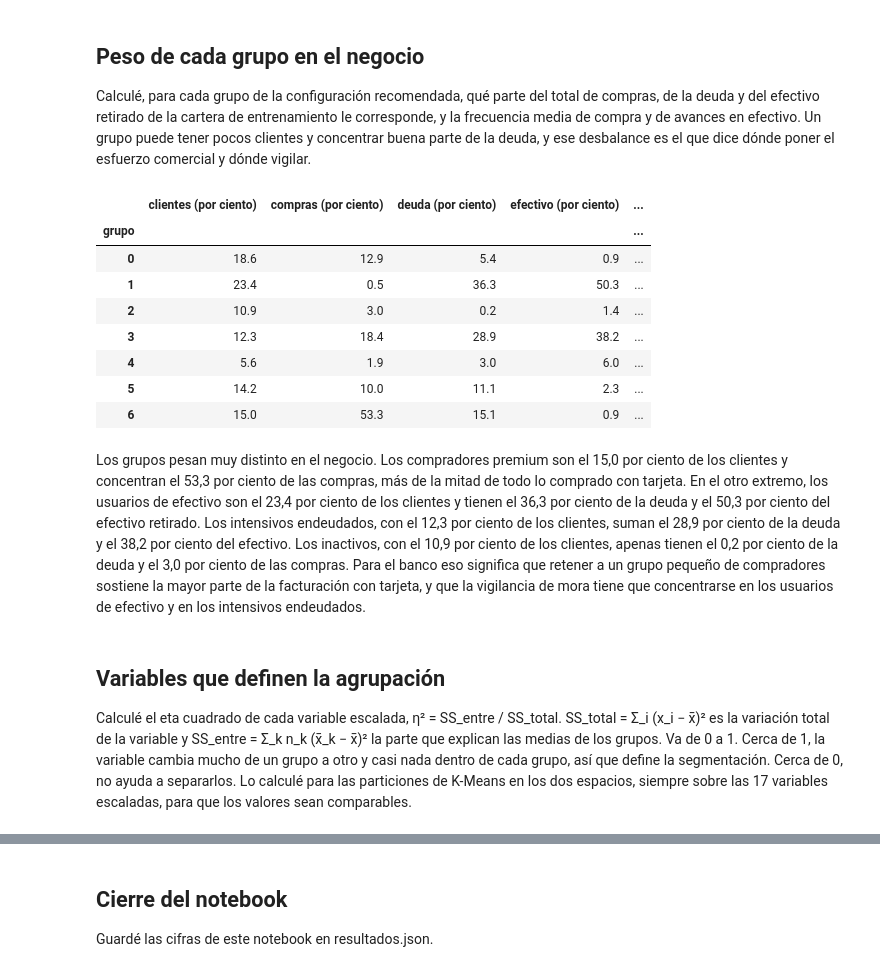
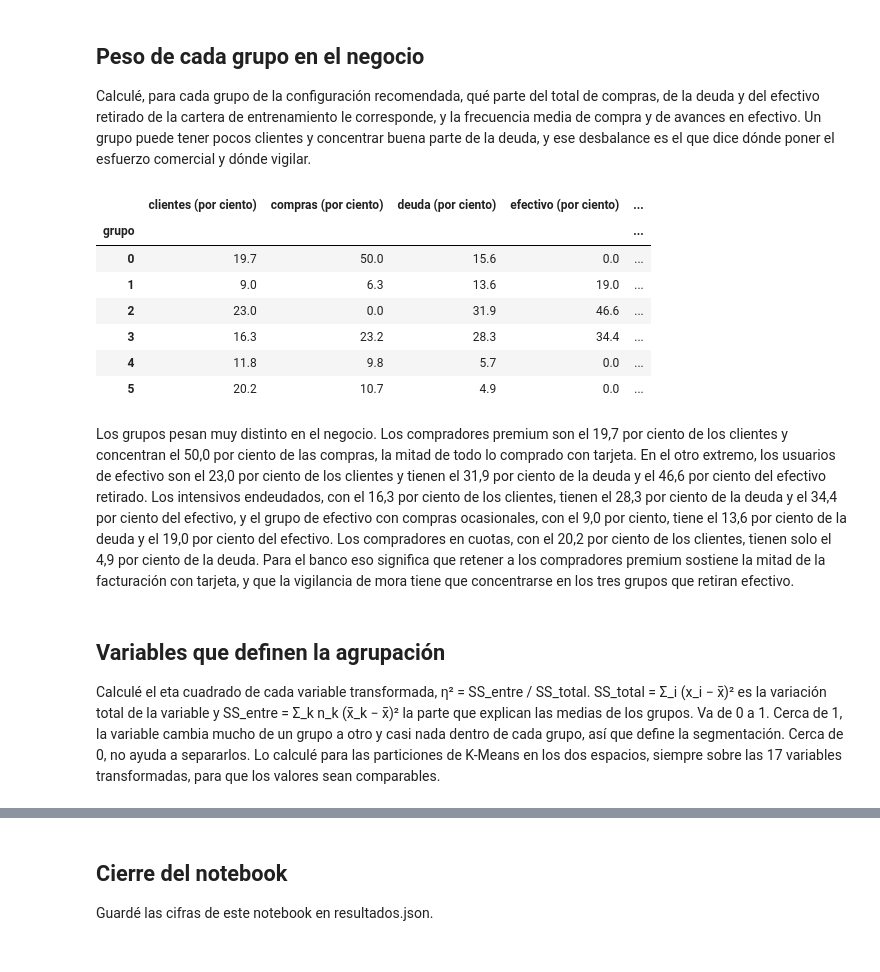
Before and after one commit to alejandroramirezucb/credit_card, a Jupyter notebook: notebooks/06_interpretacion_y_conclusiones.ipynb, the cells around one changed output, grey strips where cells are left out. Saved outputs shown, nothing was run; the diff lists cells and outputs as text; code cells hidden in the pictures.

```diff
--- a/notebooks/06_interpretacion_y_conclusiones.ipynb
+++ b/notebooks/06_interpretacion_y_conclusiones.ipynb
@@ -126,7 +127,7 @@ def perfil(etiquetas):
 def mapa(etiquetas, nombre, titulo):
     z = pd.DataFrame(X_tr, columns=COLUMNAS).groupby(etiquetas).mean()
     fig, ax = plt.subplots(figsize=(14, 0.6 * len(z) + 2))
-    im = ax.imshow(z, cmap='RdBu_r', vmin=-1.5, vmax=1.5, aspect='auto')
+    im = ax.imshow(z, cmap='RdBu_r', vmin=-3, vmax=3, aspect='auto')
     ax.set_xticks(range(len(COLUMNAS)))
     ax.set_xticklabels(COLUMNAS, rotation=60, ha='right', fontsize=8)
     ax.set_yticks(range(len(z)))
@@ -134,13 +135,12 @@ def mapa(etiquetas, nombre, titulo):
     for i in range(len(z)):
         for j in range(len(COLUMNAS)):
             ax.text(j, i, f'{z.iloc[i, j]:.1f}', ha='center', va='center', fontsize=7)
-    fig.colorbar(im, label='media estandarizada')
+    fig.colorbar(im, label='media transformada')
     ax.set_title(titulo)
     guardar(nombre)
 
-perfil_km, perfil_gm = perfil(et_km_tr), perfil(et_gm_tr)
+perfil_km = perfil(et_km_tr)
 resultados['perfil_km'] = perfil_km.to_dict(orient='index')
-resultados['perfil_gmm'] = perfil_gm.to_dict(orient='index')
 mapa(et_km_tr, '06_perfil_kmeans', f'Perfil de los {K_KM} grupos de K-Means (espacio original)')
 perfil_km
 # %% [output]
@@ -183,6 +182,9 @@ y les puse nombre y acción comercial a partir de sus medianas.
 # %%
-perfil_kmp = perfil(et_kmp_tr)
+perfil_gm, perfil_kmp = perfil(et_gm_tr), perfil(et_kmp_tr)
+resultados['perfil_gmm'] = perfil_gm.to_dict(orient='index')
 resultados['perfil_km_pca'] = perfil_kmp.to_dict(orient='index')
+mapa(et_gm_tr, '06_perfil_gmm', f'Perfil de los {K_GMM} grupos de GMM (espacio original)')
 mapa(et_kmp_tr, '06_perfil_kmeans_pca', f'Perfil de los {K_KM_PCA} grupos de K-Means en PCA')
+display(perfil_gm)
 perfil_kmp
 # %% [output]
@@ -229,46 +221,46 @@ del efectivo retirado de la cartera de entrenamiento le corresponde, y la frecue
 avances en efectivo. Un grupo puede tener pocos clientes y concentrar buena parte de la deuda, y ese
 desbalance es el que dice dónde poner el esfuerzo comercial y dónde vigilar.
 # %%
-t = X_train.assign(grupo=et_kmp_tr)
+t = X_train.assign(grupo=et_km_tr)
 totales = X_train[['PURCHASES', 'BALANCE', 'CASH_ADVANCE']].sum()
 negocio = (t.groupby('grupo')[['PURCHASES', 'BALANCE', 'CASH_ADVANCE']].sum() / totales * 100)
 negocio = negocio.apply(lambda c: redondear_serie(c, 1)).rename(columns={
     'PURCHASES': 'compras (por ciento)', 'BALANCE': 'deuda (por ciento)', 'CASH_ADVANCE': 'efectivo (por ciento)'})
-negocio.insert(0, 'clientes (por ciento)', perfil_kmp['por ciento'])
+negocio.insert(0, 'clientes (por ciento)', perfil_km['por ciento'])
 frecuencias_medias = t.groupby('grupo')[['PURCHASES_FREQUENCY', 'CASH_ADVANCE_FREQUENCY']].mean()
 negocio['frecuencia media de compra'] = redondear_serie(frecuencias_medias['PURCHASES_FREQUENCY'], 2)
 negocio['frecuencia media de efectivo'] = redondear_serie(frecuencias_medias['CASH_ADVANCE_FREQUENCY'], 2)
-resultados['negocio_km_pca'] = negocio.to_dict(orient='index')
+resultados['negocio_km'] = negocio.to_dict(orient='index')
 negocio
 # %% [output]
 |  | clientes (por ciento) | compras (por ciento) | deuda (por ciento) | efectivo (por ciento) | ... |
 | grupo |  |  |  |  | ... |
-| 0 | 18.6 | 12.9 | 5.4 | 0.9 | ... |
-| 1 | 23.4 | 0.5 | 36.3 | 50.3 | ... |
-| 2 | 10.9 | 3.0 | 0.2 | 1.4 | ... |
-| 3 | 12.3 | 18.4 | 28.9 | 38.2 | ... |
-| 4 | 5.6 | 1.9 | 3.0 | 6.0 | ... |
-| 5 | 14.2 | 10.0 | 11.1 | 2.3 | ... |
-| 6 | 15.0 | 53.3 | 15.1 | 0.9 | ... |
+| 0 | 19.7 | 50.0 | 15.6 | 0.0 | ... |
+| 1 | 9.0 | 6.3 | 13.6 | 19.0 | ... |
+| 2 | 23.0 | 0.0 | 31.9 | 46.6 | ... |
+| 3 | 16.3 | 23.2 | 28.3 | 34.4 | ... |
+| 4 | 11.8 | 9.8 | 5.7 | 0.0 | ... |
+| 5 | 20.2 | 10.7 | 4.9 | 0.0 | ... |
 # %% [markdown]
-Los grupos pesan muy distinto en el negocio. Los compradores premium son el 15,0 por ciento de los
-clientes y concentran el 53,3 por ciento de las compras, más de la mitad de todo lo comprado con tarjeta.
-En el otro extremo, los usuarios de efectivo son el 23,4 por ciento de los clientes y tienen el 36,3 por
-ciento de la deuda y el 50,3 por ciento del efectivo retirado. Los intensivos endeudados, con el 12,3 por
-ciento de los clientes, suman el 28,9 por ciento de la deuda y el 38,2 por ciento del efectivo. Los
-inactivos, con el 10,9 por ciento de los clientes, apenas tienen el 0,2 por ciento de la deuda y el 3,0
-por ciento de las compras. Para el banco eso significa que retener a un grupo pequeño de compradores
-sostiene la mayor parte de la facturación con tarjeta, y que la vigilancia de mora tiene que concentrarse
-en los usuarios de efectivo y en los intensivos endeudados.
+Los grupos pesan muy distinto en el negocio. Los compradores premium son el 19,7 por ciento de los
+clientes y concentran el 50,0 por ciento de las compras, la mitad de todo lo comprado con tarjeta. En el
+otro extremo, los usuarios de efectivo son el 23,0 por ciento de los clientes y tienen el 31,9 por ciento
+de la deuda y el 46,6 por ciento del efectivo retirado. Los intensivos endeudados, con el 16,3 por ciento
+de los clientes, tienen el 28,3 por ciento de la deuda y el 34,4 por ciento del efectivo, y el grupo de
+efectivo con compras ocasionales, con el 9,0 por ciento, tiene el 13,6 por ciento de la deuda y el 19,0
+por ciento del efectivo. Los compradores en cuotas, con el 20,2 por ciento de los clientes, tienen solo
+el 4,9 por ciento de la deuda. Para el banco eso significa que retener a los compradores premium sostiene
+la mitad de la facturación con tarjeta, y que la vigilancia de mora tiene que concentrarse en los tres
+grupos que retiran efectivo.
 # %% [markdown]
 ## Variables que definen la agrupación
 
-Calculé el eta cuadrado de cada variable escalada, η² = SS_entre / SS_total. SS_total = Σ_i (x_i − x̄)²
-es la variación total de la variable y SS_entre = Σ_k n_k (x̄_k − x̄)² la parte que explican las medias
-de los grupos. Va de 0 a 1. Cerca de 1, la variable cambia mucho de un grupo a otro y casi nada dentro de
-cada grupo, así que define la segmentación. Cerca de 0, no ayuda a separarlos. Lo calculé para las
-particiones de K-Means en los dos espacios, siempre sobre las 17 variables escaladas, para que los
-valores sean comparables.
+Calculé el eta cuadrado de cada variable transformada, η² = SS_entre / SS_total. SS_total = Σ_i (x_i −
+x̄)² es la variación total de la variable y SS_entre = Σ_k n_k (x̄_k − x̄)² la parte que explican las
+medias de los grupos. Va de 0 a 1. Cerca de 1, la variable cambia mucho de un grupo a otro y casi nada
+dentro de cada grupo, así que define la segmentación. Cerca de 0, no ayuda a separarlos. Lo calculé para
+las particiones de K-Means en los dos espacios, siempre sobre las 17 variables transformadas, para que
+los valores sean comparables.
 # %%
 def eta_cuadrado(etiquetas):
     Z = pd.DataFrame(X_tr, columns=COLUMNAS)
```
Also changed, not shown: parts of 15 cells of this notebook, 21 other files.
